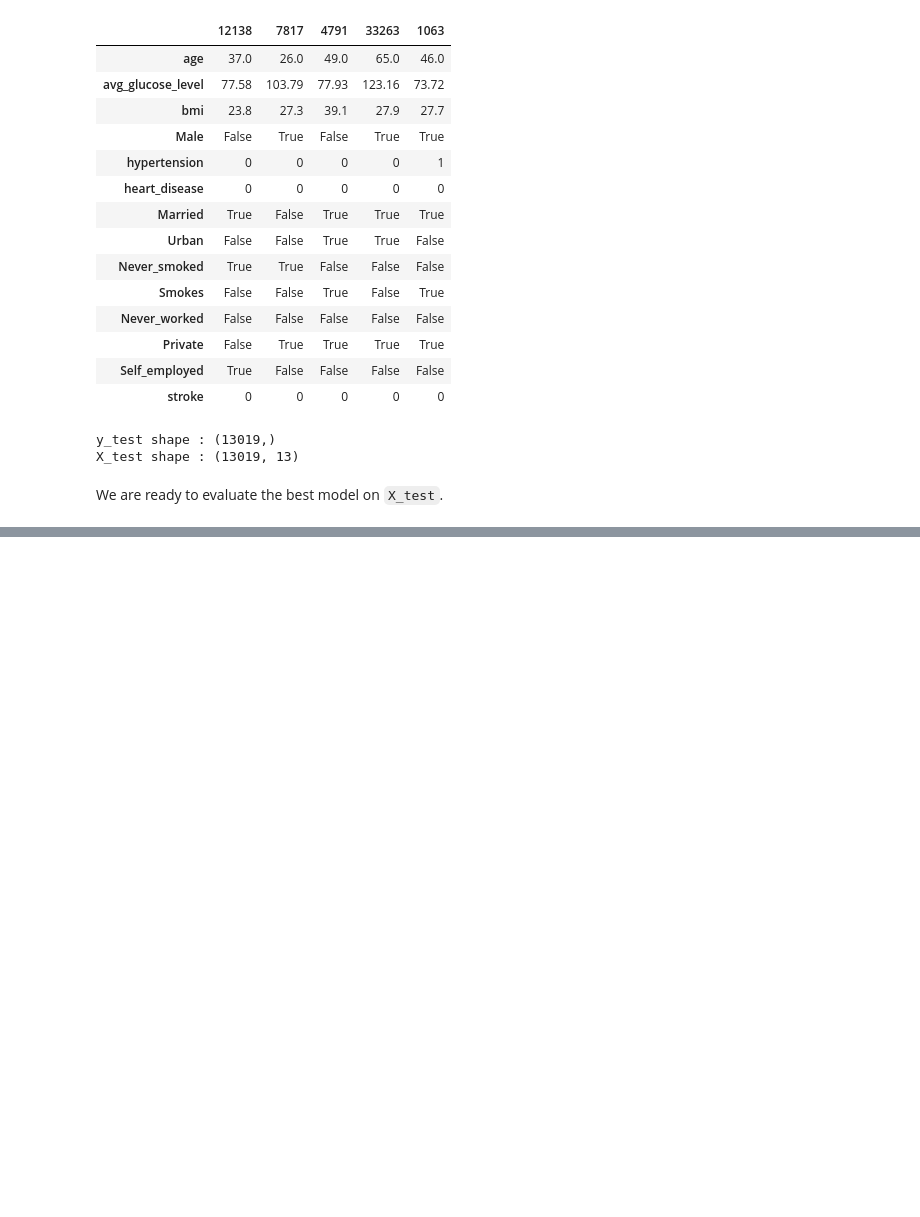
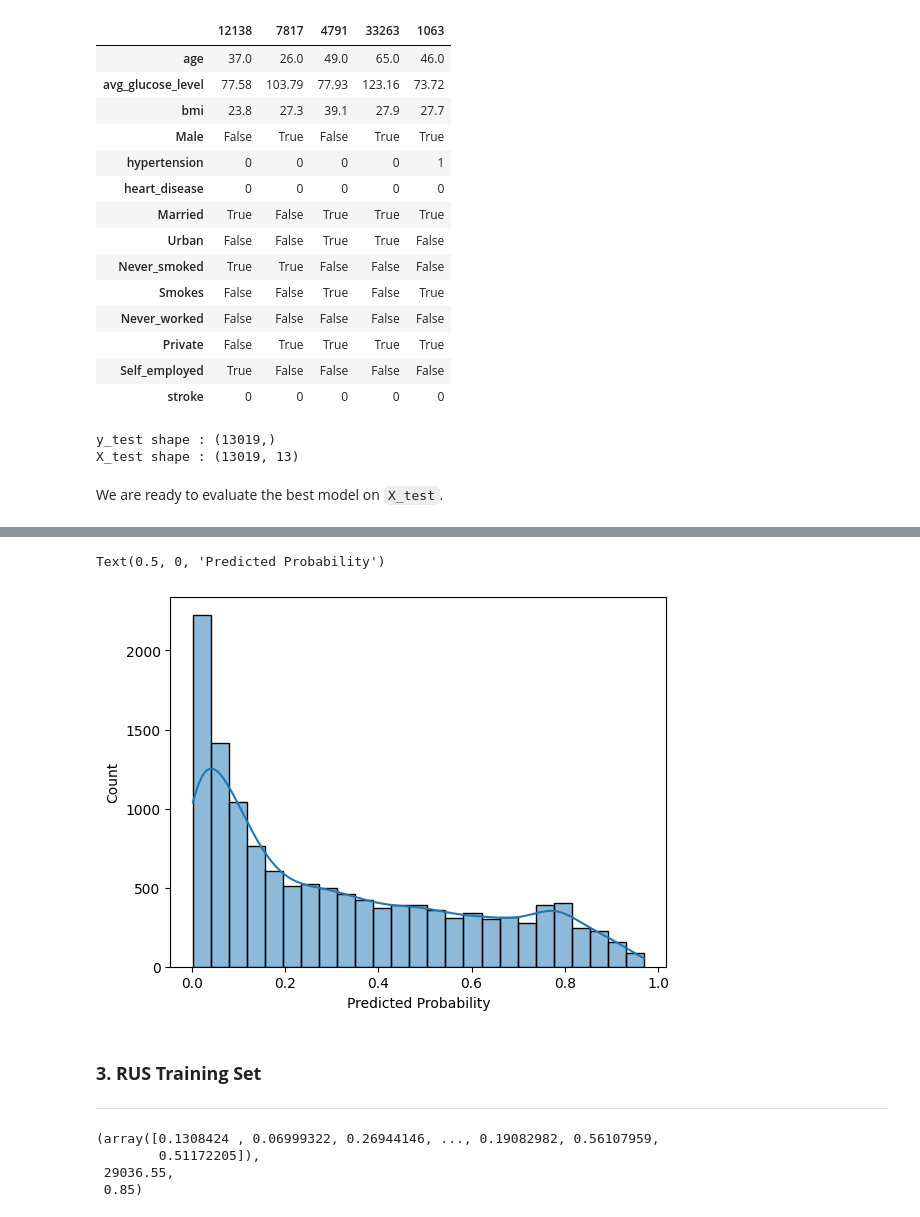
Before and after one commit to daniel-satria/credit_scoring, a Jupyter notebook: notebook/5.imbalancedSampe.ipynb, the cells around one changed output, grey strips where cells are left out. Saved outputs shown, nothing was run; the diff lists cells and outputs as text; code cells hidden in the pictures; blank space fills up the shorter version.

```diff
--- a/notebook/5.imbalancedSampe.ipynb
+++ b/notebook/5.imbalancedSampe.ipynb
@@ -1697,0 +2216,8 @@ We are ready to evaluate the best model on `X_test`.
+# %%
+# Define X with best predictors
+X_train_best_weight = X_train[:, best_predictors_weight]
+
+# Fit best model
+best_weight_model = LogisticRegression(penalty = None,
+                                       class_weight = 'balanced')
+best_weight_model.fit(X_train_best_weight, y_train)
@@ -1697,0 +2578,7 @@ We are ready to evaluate the best model on `X_test`.
+# %%
+y_pred_test_weight, aic_test_weight, auc_weight = predict_test(X_test = X_test,
+                                                               y_test = y_test,
+                                                               model = best_weight_model,
+                                                               predictors = best_predictors_weight)
+
+y_pred_test_weight, aic_test_weight, auc_weight
@@ -1697,0 +2610,24 @@ We are ready to evaluate the best model on `X_test`.
+# %%
+# Distribution plot of predicted probability
+ax = sns.histplot(x = y_pred_test_weight,
+             kde = True)
+
+ax.set_xlabel('Predicted Probability')
+# %% [output]
+Text(0.5, 0, 'Predicted Probability')
+[figure, added]
+# %% [markdown]
+### **3. RUS Training Set**
+---
+# %%
+y_pred_test_rus, aic_test_rus, auc_rus = predict_test(X_test = X_test,
+                                                      y_test = y_test,
+                                                      model = best_rus_model,
+                                                      predictors = best_predictors_rus)
+
+y_pred_test_rus, aic_test_rus, auc_rus
+# %% [output]
+(array([0.1308424 , 0.06999322, 0.26944146, ..., 0.19082982, 0.56107959,
+        0.51172205]),
+ 29036.55,
+ 0.85)
```
Also changed, not shown: parts of 68 cells of this notebook.
